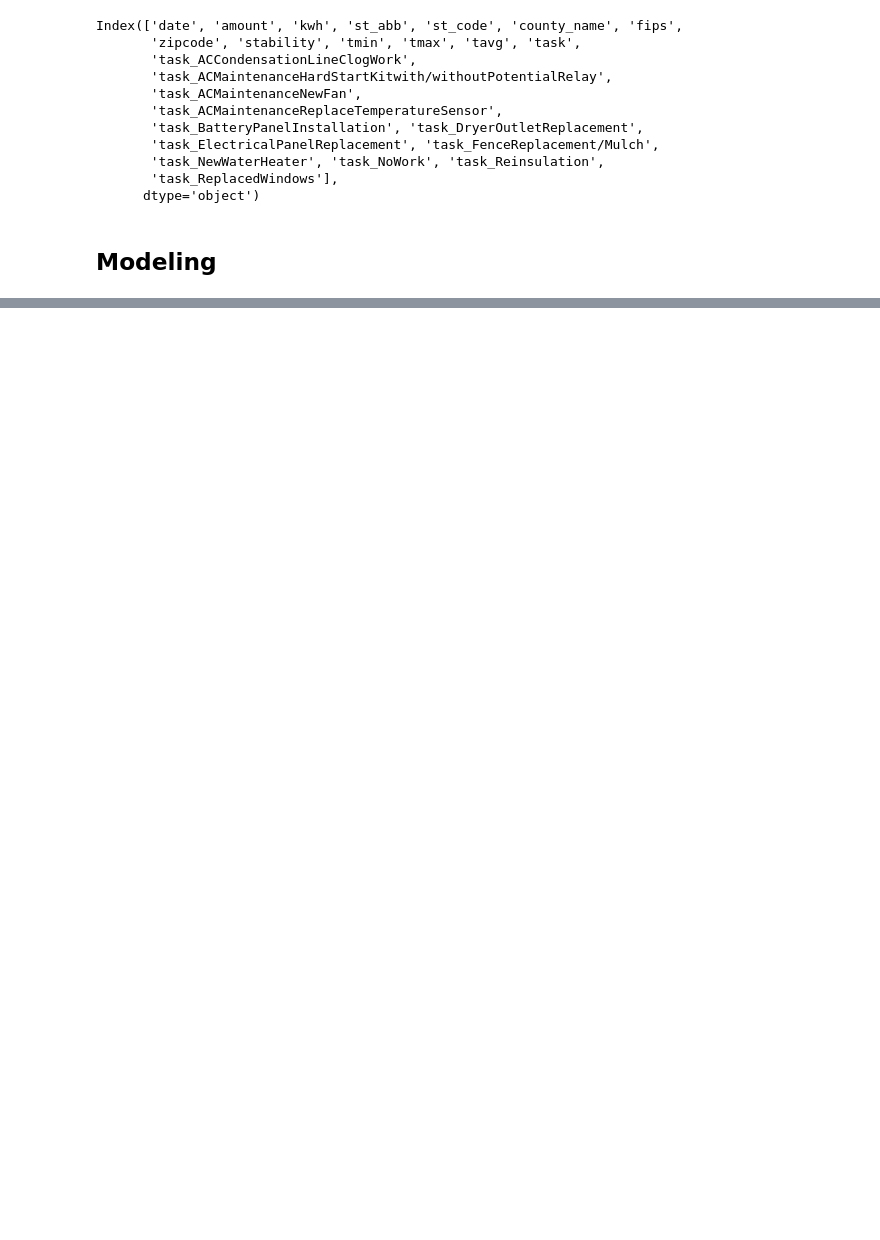
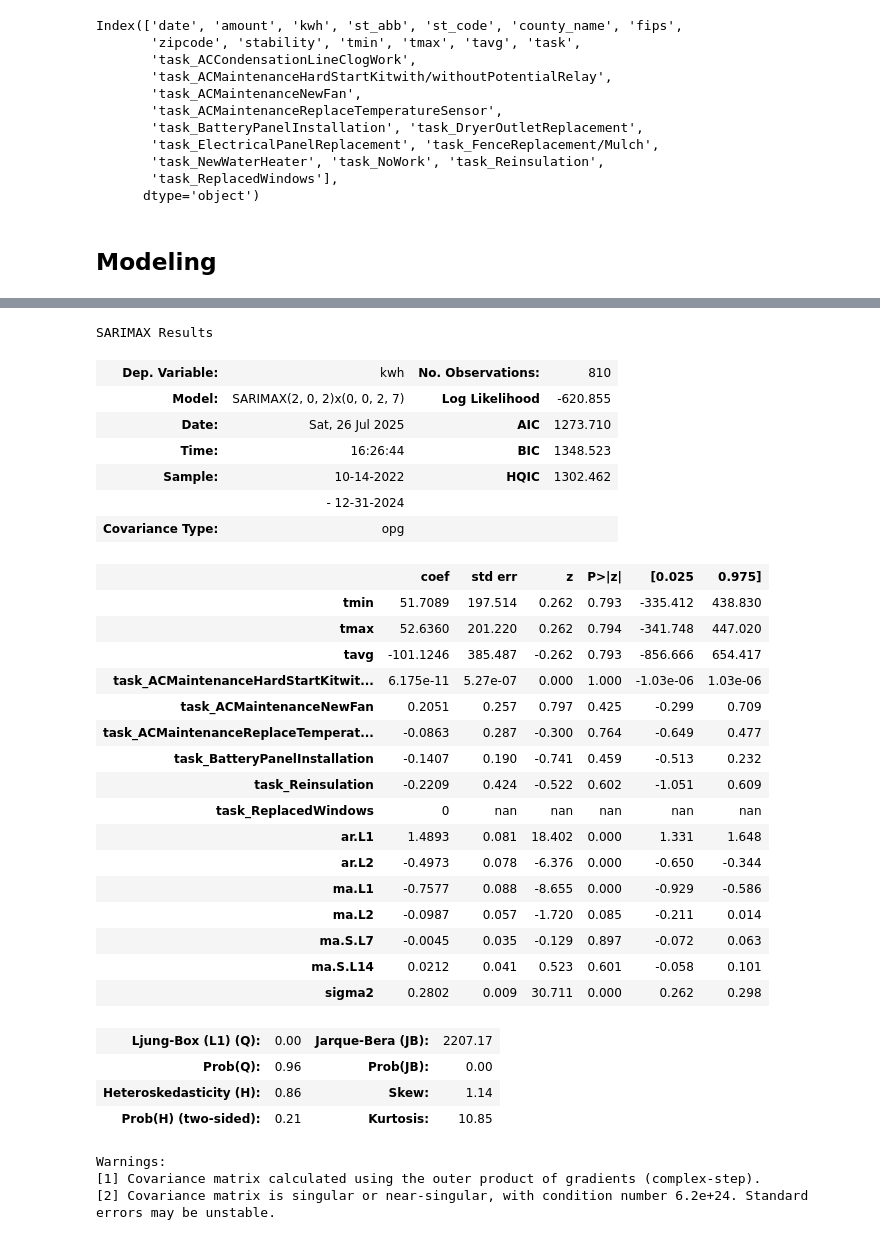
Before and after one commit to Hill-Luke/silly-things, a Jupyter notebook: home_improvement_energy_savings/energy model.ipynb, the cells around one changed output, grey strips where cells are left out. Saved outputs shown, nothing was run; the diff lists cells and outputs as text; code cells hidden in the pictures; blank space fills up the shorter version.

```diff
--- a/home_improvement_energy_savings/energy model.ipynb
+++ b/home_improvement_energy_savings/energy model.ipynb
@@ -184,17 +187,30 @@ fig.show()
 # %%
 from datetime import date
+import numpy as np
 # df.fillna(0,inplace=True)
 df=df[df['date']<date(2025, 7, 1)]
-pre = df[df['date'] < date(2025, 1, 1)]
-post = df[df['date'] >= date(2025, 1, 1)]
-covariates=['tmin', 'tmax', 'tavg', 'task_ACCondensationLineClogWork',
+
+after_dt=None
+def recode_task_sw(var):
+    after_dt=df[df[var]==True]['date'].iloc[0]
+    df[var]=np.where(df['date']>=after_dt,1,0)
+recode_task_sw('task_ACMaintenanceHardStartKitwith/withoutPotentialRelay')
+recode_task_sw('task_ACMaintenanceNewFan')
+recode_task_sw('task_ACMaintenanceReplaceTemperatureSensor')
+recode_task_sw('task_BatteryPanelInstallation')
+recode_task_sw('task_Reinsulation')
+recode_task_sw('task_ReplacedWindows')
+
+df=df[['date','kwh','tmin', 'tmax', 'tavg',
        'task_ACMaintenanceHardStartKitwith/withoutPotentialRelay',
        'task_ACMaintenanceNewFan',
        'task_ACMaintenanceReplaceTemperatureSensor',
-       'task_BatteryPanelInstallation', 'task_DryerOutletReplacement',
-       'task_ElectricalPanelReplacement', 'task_FenceReplacement/Mulch',
-       'task_NewWaterHeater', 'task_Reinsulation',
-       'task_ReplacedWindows']
+       'task_BatteryPanelInstallation',
+       'task_Reinsulation',
+       'task_ReplacedWindows']]
+
+pre = df[df['date'] < date(2025, 1, 1)]
+post = df[df['date'] >= date(2025, 1, 1)]
 # %%
 import pandas as pd
 import itertools
@@ -284,0 +317,44 @@ else:
+# %%
+mod=sm.tsa.statespace.SARIMAX(
+                y,
+                exog=exog,
+                order=best_params[0],
+                seasonal_order=best_params[1] + (seasonal_period,),
+                enforce_stationarity=False,
+                enforce_invertibility=False
+            )
+results = mod.fit(disp=False)
+results.summary()
+# %% [output]
+SARIMAX Results
+| Dep. Variable: | kwh | No. Observations: | 810 |
+| Model: | SARIMAX(2, 0, 2)x(0, 0, 2, 7) | Log Likelihood | -620.855 |
+| Date: | Sat, 26 Jul 2025 | AIC | 1273.710 |
+| Time: | 16:26:44 | BIC | 1348.523 |
+| Sample: | 10-14-2022 | HQIC | 1302.462 |
+|  | - 12-31-2024 |  |  |
+| Covariance Type: | opg |  |  |
+|  | coef | std err | z | P>|z| | [0.025 | 0.975] |
+| tmin | 51.7089 | 197.514 | 0.262 | 0.793 | -335.412 | 438.830 |
+| tmax | 52.6360 | 201.220 | 0.262 | 0.794 | -341.748 | 447.020 |
+| tavg | -101.1246 | 385.487 | -0.262 | 0.793 | -856.666 | 654.417 |
+| task_ACMaintenanceHardStartKitwit... | 6.175e-11 | 5.27e-07 | 0.000 | 1.000 | -1.03e-06 | 1.03e-06 |
+| task_ACMaintenanceNewFan | 0.2051 | 0.257 | 0.797 | 0.425 | -0.299 | 0.709 |
+| task_ACMaintenanceReplaceTemperat... | -0.0863 | 0.287 | -0.300 | 0.764 | -0.649 | 0.477 |
+| task_BatteryPanelInstallation | -0.1407 | 0.190 | -0.741 | 0.459 | -0.513 | 0.232 |
+| task_Reinsulation | -0.2209 | 0.424 | -0.522 | 0.602 | -1.051 | 0.609 |
+| task_ReplacedWindows | 0 | nan | nan | nan | nan | nan |
+| ar.L1 | 1.4893 | 0.081 | 18.402 | 0.000 | 1.331 | 1.648 |
+| ar.L2 | -0.4973 | 0.078 | -6.376 | 0.000 | -0.650 | -0.344 |
+| ma.L1 | -0.7577 | 0.088 | -8.655 | 0.000 | -0.929 | -0.586 |
+| ma.L2 | -0.0987 | 0.057 | -1.720 | 0.085 | -0.211 | 0.014 |
+| ma.S.L7 | -0.0045 | 0.035 | -0.129 | 0.897 | -0.072 | 0.063 |
+| ma.S.L14 | 0.0212 | 0.041 | 0.523 | 0.601 | -0.058 | 0.101 |
+| sigma2 | 0.2802 | 0.009 | 30.711 | 0.000 | 0.262 | 0.298 |
+| Ljung-Box (L1) (Q): | 0.00 | Jarque-Bera (JB): | 2207.17 |
+| Prob(Q): | 0.96 | Prob(JB): | 0.00 |
+| Heteroskedasticity (H): | 0.86 | Skew: | 1.14 |
+| Prob(H) (two-sided): | 0.21 | Kurtosis: | 10.85 |
+Warnings:
+[1] Covariance matrix calculated using the outer product of gradients (complex-step).
+[2] Covariance matrix is singular or near-singular, with condition number 6.2e+24. Standard errors may be unstable.
```
Also changed, not shown: parts of 3 cells of this notebook, 3 other files.
